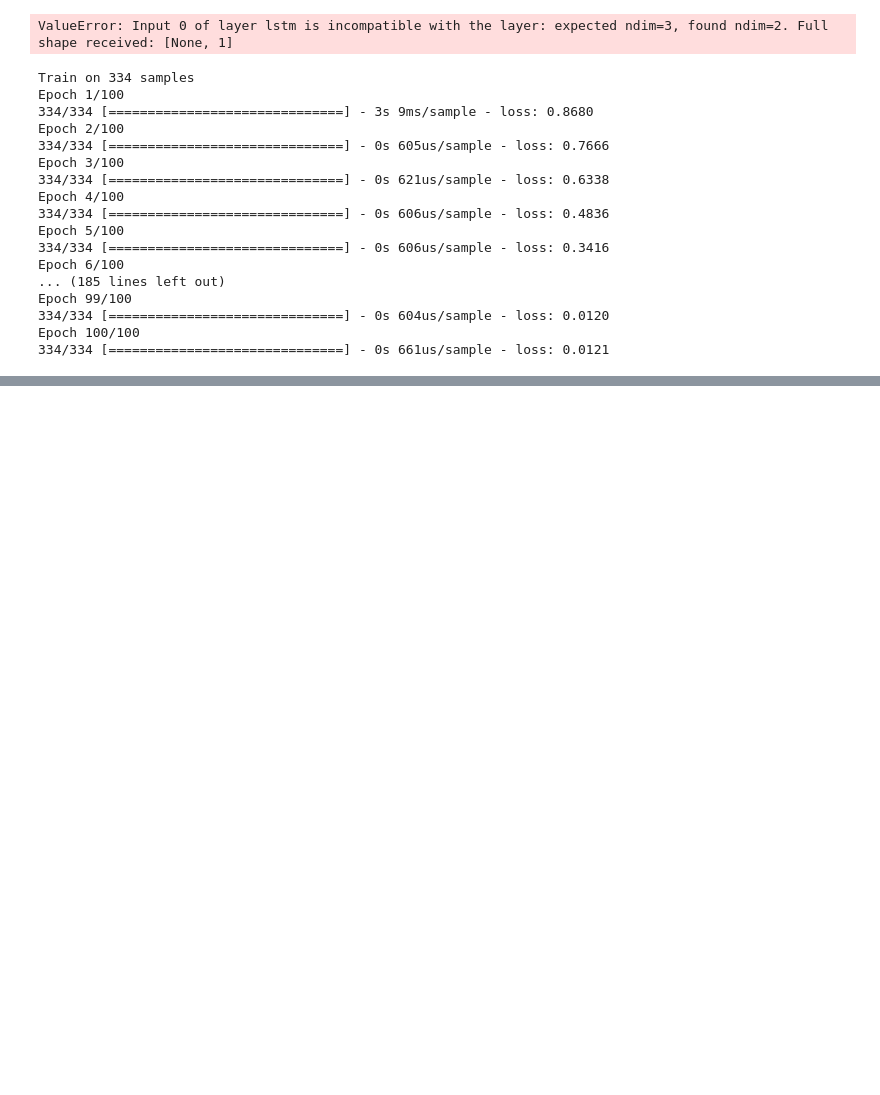
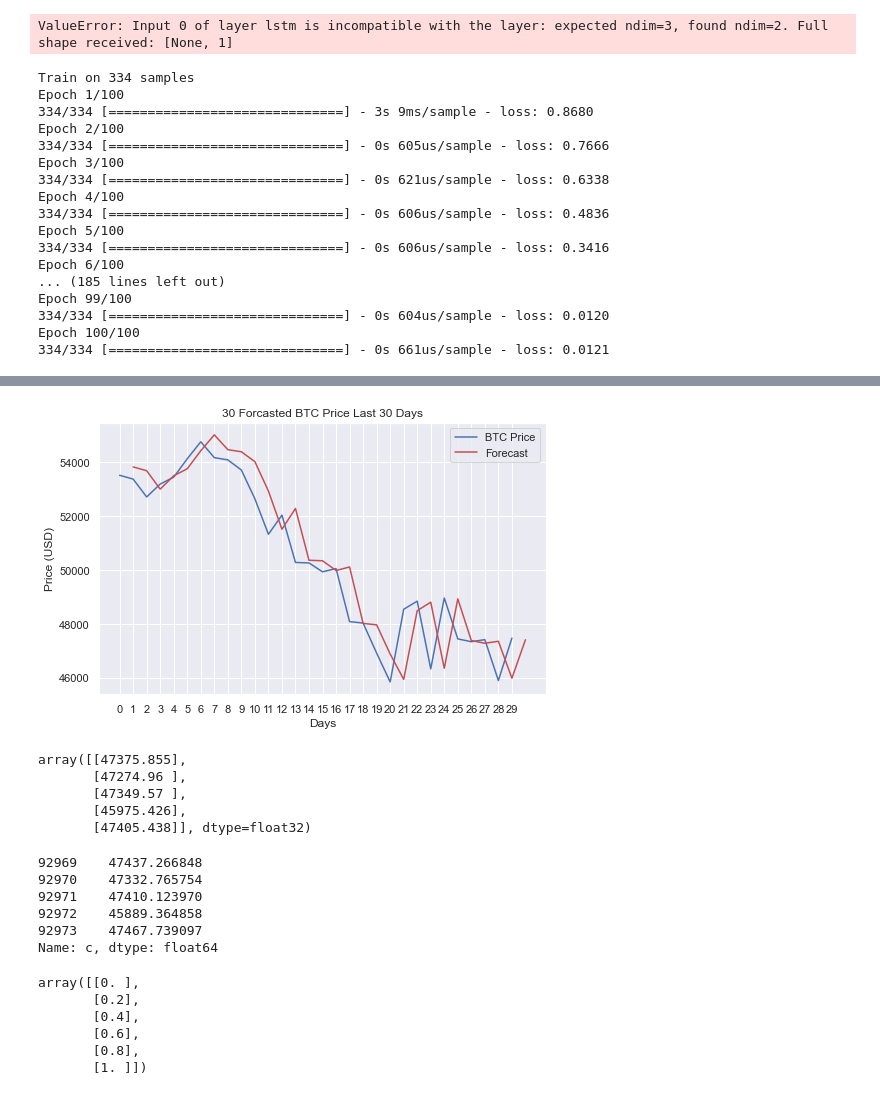
Before and after one commit to codeananda/bitcoin_price_predictor, a Jupyter notebook: price_predictor/keras_price_predictor.ipynb, the cells around one changed output, grey strips where cells are left out. Drawn from its saved outputs; the diff is of its cells as text; code cells hidden in the pictures; blank space fills up the shorter version.

```diff
--- a/price_predictor/keras_price_predictor.ipynb
+++ b/price_predictor/keras_price_predictor.ipynb
@@ -123,0 +129,40 @@ plt.show()
+# %%
+fig, ax = plt.subplots(figsize=(8, 5))
+plt.plot(close_test.values, c='b', label='BTC Price')
+plt.plot(np.insert(predicted_price, 0, None), c='r', label='Forecast')
+plt.legend()
+ax.set(xlabel='Days', ylabel='Price (USD)',
+      title='30 Forcasted BTC Price Last 30 Days')
+plt.xticks(range(30))
+plt.show()
+# %% [output]
+[figure, added]
+# %%
+predicted_price[-5:]
+# %% [output]
+array([[47375.855],
+       [47274.96 ],
+       [47349.57 ],
+       [45975.426],
+       [47405.438]], dtype=float32)
+# %%
+close_test[-5:]
+# %% [output]
+92969    47437.266848
+92970    47332.765754
+92971    47410.123970
+92972    45889.364858
+92973    47467.739097
+Name: c, dtype: float64
+# %%
+m = MinMaxScaler()
+
+x = np.array([0, 1, 2, 3, 4, 5]).reshape(-1, 1)
+m.fit_transform(x)
+# %% [output]
+array([[0. ],
+       [0.2],
+       [0.4],
+       [0.6],
+       [0.8],
+       [1. ]])
```
Also changed, not shown: parts of 4 cells of this notebook.
